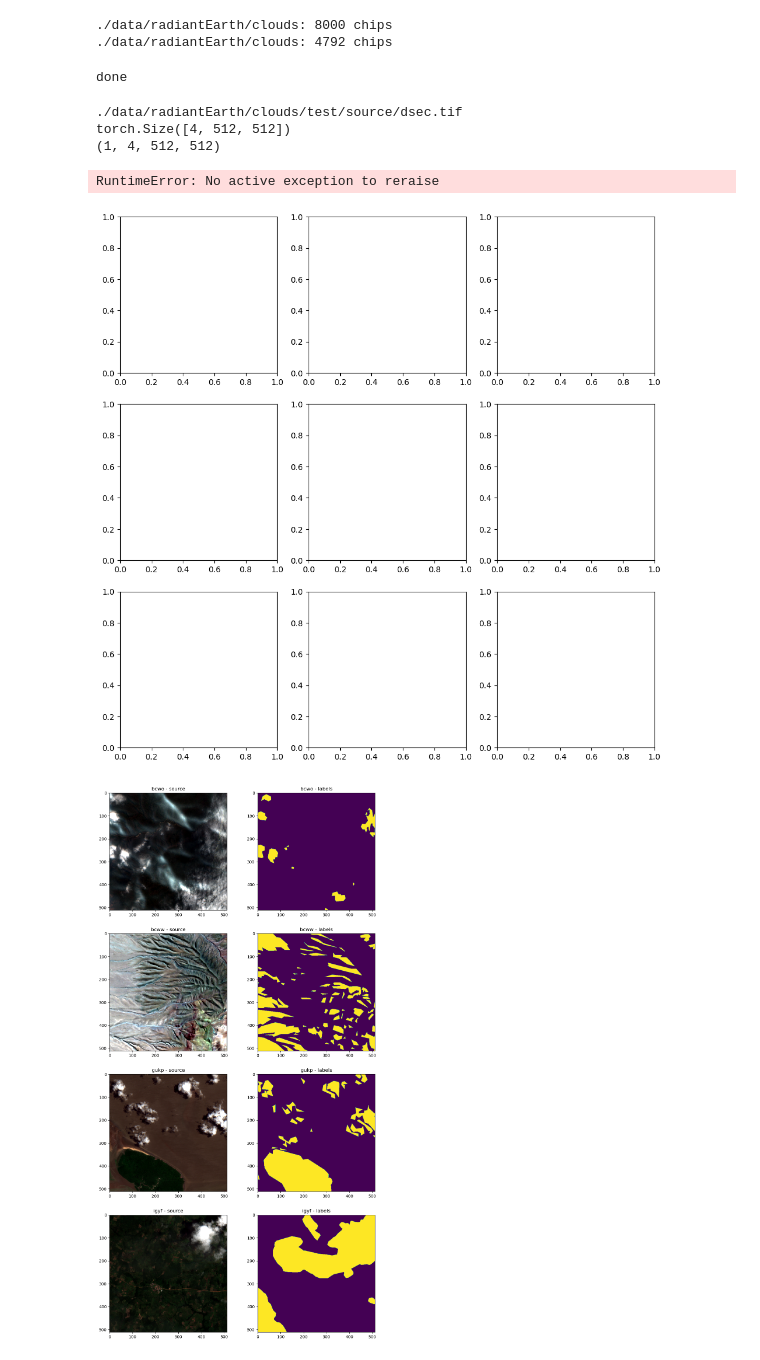
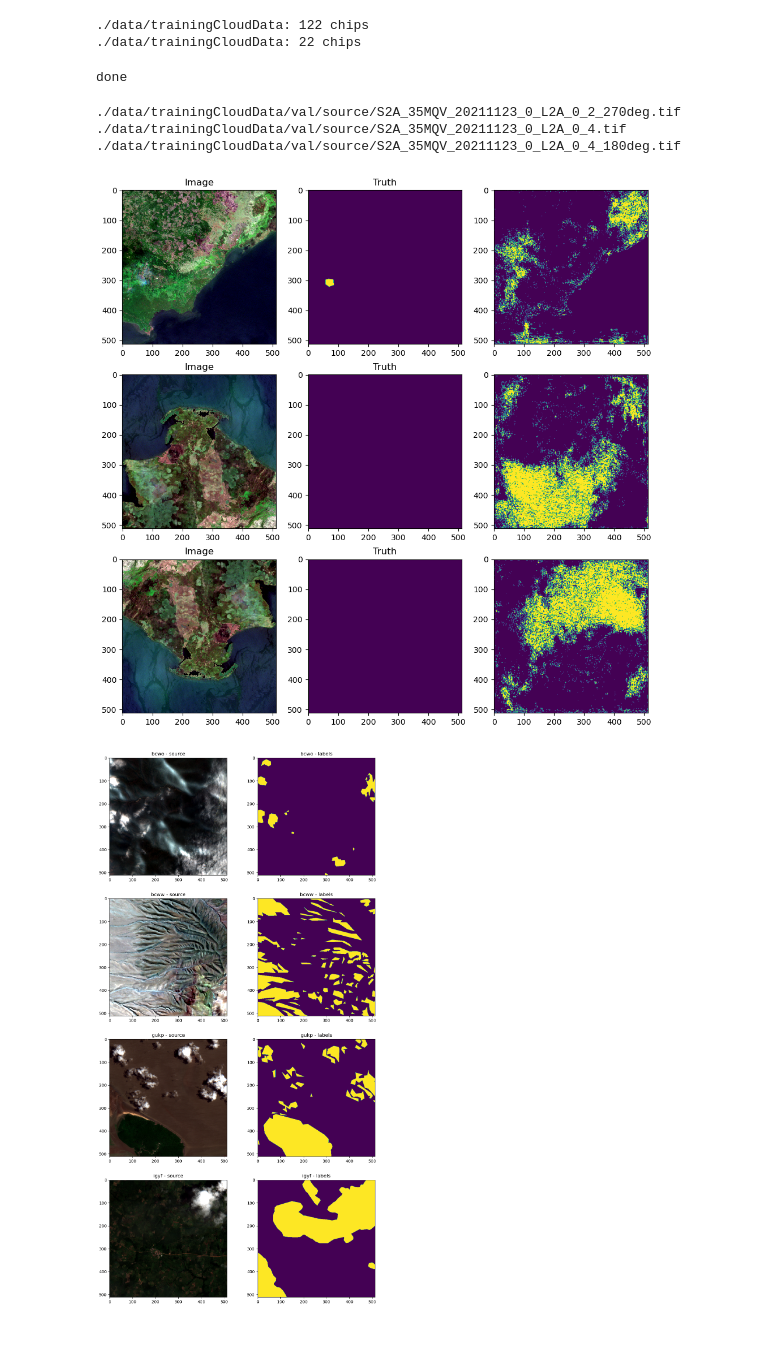
Before and after one commit to caseyslaught/smartcarte-containers, a Jupyter notebook: notebooks/src/TestingCloudDetectionNN.ipynb, the cells around one changed output. Drawn from its saved outputs; the diff is of its cells as text; code cells hidden in the pictures.

Commit message:
setup labelbox cloud stuff

```diff
--- a/notebooks/src/TestingCloudDetectionNN.ipynb
+++ b/notebooks/src/TestingCloudDetectionNN.ipynb
@@ -55,7 +55,7 @@ class CloudDataset(Dataset):
 
         image_path = self.image_paths[index]
         label_path = self.label_paths[index]
-        chip_ip = image_path.split('/')[-1].replace('.tif', '')
+        chip_id = image_path.split('/')[-1].replace('.tif', '')
 
         with rasterio.open(image_path) as src:
             image = src.read()
@@ -68,16 +68,17 @@ class CloudDataset(Dataset):
         return image, label
 
 
-re_cloud_dir = "./data/radiantEarth/clouds"
+#re_cloud_dir = "./data/radiantEarth/clouds"
+cloud_training_dir = "./data/trainingCloudData"
 
-train_dataset = CloudDataset(root_dir=re_cloud_dir, sub_dir='train')
-train_dataloader = DataLoader(train_dataset, batch_size=8, num_workers=0, shuffle=True)
+train_dataset = CloudDataset(root_dir=cloud_training_dir, sub_dir='train')
+train_dataloader = DataLoader(train_dataset, batch_size=8, num_workers=2, shuffle=True)
 
-test_dataset = CloudDataset(root_dir=re_cloud_dir, sub_dir='test')
-test_dataloader = DataLoader(test_dataset, batch_size=8, num_workers=0, shuffle=True)
+test_dataset = CloudDataset(root_dir=cloud_training_dir, sub_dir='val')
+test_dataloader = DataLoader(test_dataset, batch_size=8, num_workers=2, shuffle=True)
 # %% [output]
-./data/radiantEarth/clouds: 8000 chips
-./data/radiantEarth/clouds: 4792 chips
+./data/trainingCloudData: 122 chips
+./data/trainingCloudData: 22 chips
 # %%
 
 ACTIVATION = None
@@ -92,7 +93,7 @@ model = smp.UnetPlusPlus(
     decoder_channels=(256, 128, 64, 32, 16),
     decoder_attention_type=None,
     in_channels=4,
-    classes=3,
+    classes=2,
     activation=ACTIVATION
 )
 
@@ -132,7 +133,7 @@ test_epoch = smp_utils.train.ValidEpoch(
 
 NUM_EPOCHS = 2
 
-model_path =  f'./best_{ENCODER}_{LOSS}_cloud_model.pth'
+model_path =  f'./best_virunga_{ENCODER}_{LOSS}_cloud_model.pth'
 
 # 40: 0.2436, 80: 0.1866, 200: 0.1553, 800: 0.1102, 2200: 0.09243, 8000 (w/ rots): 0.07852
 
@@ -155,7 +156,7 @@ from common.utilities.visualization import plot_bands
 
 
 count = 3
-offset = 400
+offset = 6
 
 fig, rows = plt.subplots(count, 3, figsize=(12, 12))
 if rows.ndim == 1:
@@ -167,46 +168,45 @@ best_model = torch.load(model_path)
 
 for i in range(count):
 
     row = rows[i]
     image, labels = test_dataset[i + offset]
     image_path = test_dataset.image_paths[i + offset]
     print(image_path)
 
-    print(image.shape)
-
     image = np.expand_dims(image, 0)
-    print(image.shape)
-
     image = torch.tensor(image)
-
-    raise
 
     prediction = best_model.predict(image)
     softmax = nn.Softmax(dim=1)
     probabilities = softmax(prediction)
 
     prediction = torch.argmax(probabilities, dim=1).squeeze(1)
     prediction = (prediction.squeeze().cpu().numpy().round())
     #prediction = np.ma.array(prediction, mask=(prediction==0))
 
     labels = labels.squeeze().numpy()
     labels = np.ma.array(labels, mask=(labels==2))
 
     image = image.cpu().numpy().squeeze(0)
     plot_bands(image, bands=[2, 1, 0], ax=row[0], transpose=True)
     row[0].set_title('Image')
 
     row[1].imshow(labels, vmin=0, vmax=1)
     row[1].set_title('Truth')
 
-    row[2].imshow(prediction, vmin=0, vmax=1)
-    row[2].set_title('Prediction')
+    #row[2].imshow(prediction, vmin=0, vmax=1)
+    #row[2].set_title('Prediction')
+    probs = probabilities.cpu().numpy()[0, :, :, :]
+    prob_cloud = probs[1, :, :]
+    prob_no_cloud = probs[0, :, :]
+
+    cloud_mask = (prob_cloud > prob_no_cloud) & (prob_cloud > 0.60)
+    row[2].imshow(cloud_mask, vmin=0, vmax=1)
 # %% [output]
-./data/radiantEarth/clouds/test/source/dsec.tif
-torch.Size([4, 512, 512])
-(1, 4, 512, 512)
+./data/trainingCloudData/val/source/S2A_35MQV_20211123_0_L2A_0_2_270deg.tif
+./data/trainingCloudData/val/source/S2A_35MQV_20211123_0_L2A_0_4.tif
+./data/trainingCloudData/val/source/S2A_35MQV_20211123_0_L2A_0_4_180deg.tif
-RuntimeError: No active exception to reraise
-[figure, old version]
+[figure, new version]
 # %%
 
 
```
Also changed, not shown: 1 other file.
